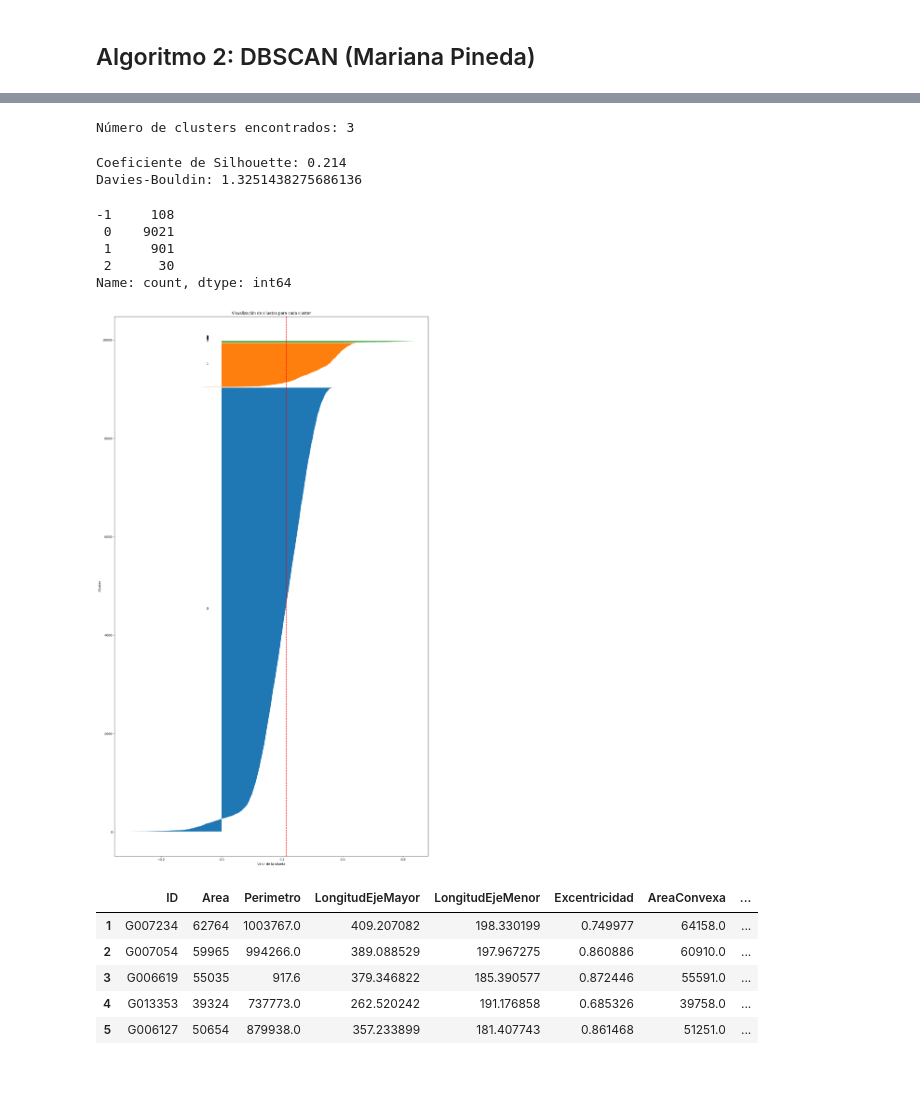
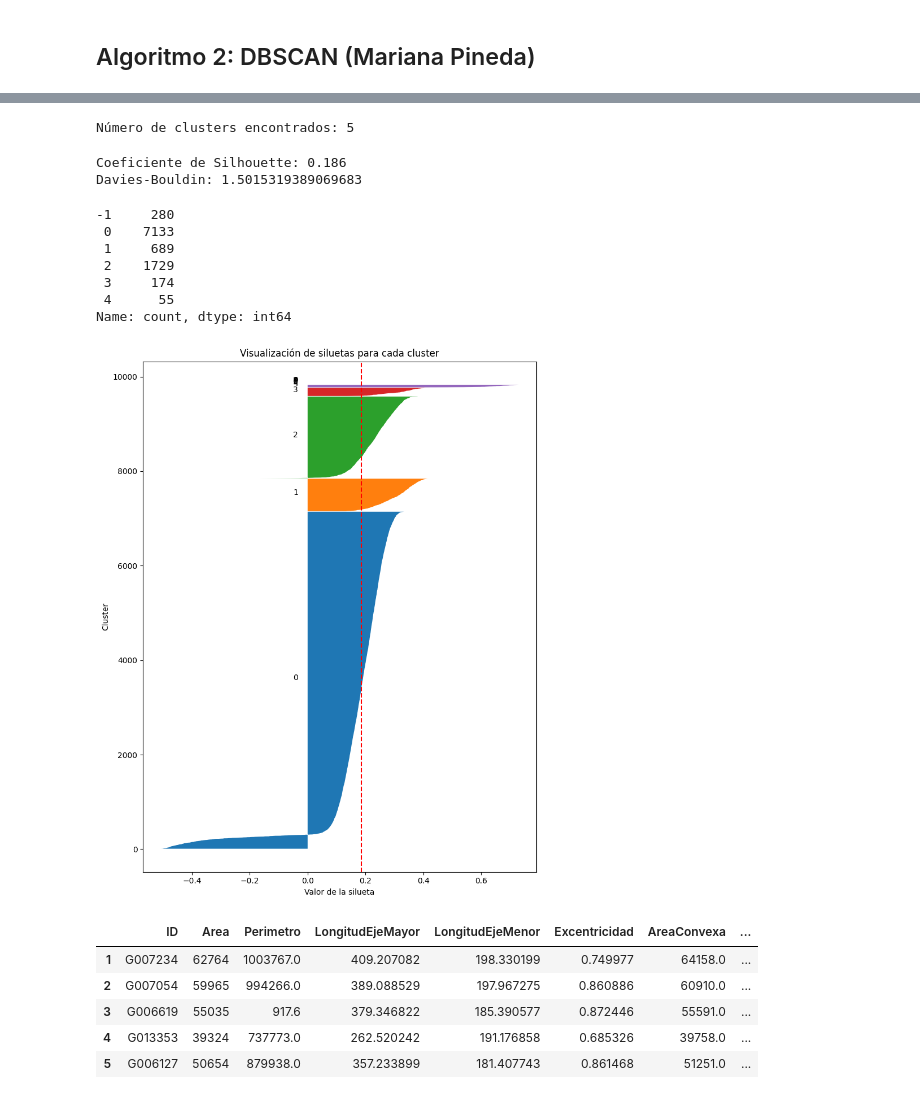
Before and after one commit to Business-Inteligence-202520/Laboratorio2, a Jupyter notebook: Laboratorio2.ipynb, the cells around one changed output, grey strips where cells are left out. Saved outputs shown, nothing was run; the diff lists cells and outputs as text; code cells hidden in the pictures.

```diff
--- a/Laboratorio2.ipynb
+++ b/Laboratorio2.ipynb
@@ -379,7 +380,7 @@ plt.show()
 # %% [output]
 [figure]
 # %%
-columnasusar = ["Area", "Perimetro", "Excentricidad", "Medida", "Solidez", "Redondez", "FactorForma4"]
+columnasusar = ["Area", "Perimetro", "Excentricidad", "Medida", "Solidez", "Redondez", "FactorForma4", 'DefectoVisible_defectuoso']
 
 corr = dataTrain[columnasusar].corr()
 plt.figure(figsize=(20,6))
@@ -541,53 +551,55 @@ plt.show()
 # %%
-dbscan = DBSCAN(eps=1.5, min_samples=5)
+dbscan = DBSCAN(eps=1.5, min_samples=min_samples)
 labels = dbscan.fit_predict(X_scaled)
 # %%
 n_clusters = len(set(labels)) - (1 if -1 in labels else 0)
 print(f"Número de clusters encontrados: {n_clusters}")
 # %% [output]
-Número de clusters encontrados: 3
+Número de clusters encontrados: 5
 # %%
 sil_score = silhouette_score(X_scaled, labels)
 print(f"Coeficiente de Silhouette: {sil_score:.3f}")
 dbi = davies_bouldin_score(X_scaled, labels)
 print("Davies-Bouldin:", dbi)
 # %% [output]
-Coeficiente de Silhouette: 0.214
-Davies-Bouldin: 1.3251438275686136
+Coeficiente de Silhouette: 0.186
+Davies-Bouldin: 1.5015319389069683
 # %%
 series = pd.Series(labels)
 conteo = series.value_counts().sort_index()
 total = len(labels)
 conteo
 # %% [output]
--1     108
- 0    9021
- 1     901
- 2      30
+-1     280
+ 0    7133
+ 1     689
+ 2    1729
+ 3     174
+ 4      55
 Name: count, dtype: int64
 # %%
 cluster_labels = labels
 silhouette_vals = silhouette_samples(X_scaled, cluster_labels)
 silhouette_avg = silhouette_score(X_scaled, cluster_labels)
-plt.figure(figsize=(15, 25))
+plt.figure(figsize=(8, 10))
 y_lower = 10
 for i in range(opt_k):
     ith = silhouette_vals[cluster_labels == i]
     ith.sort()
     size_i = ith.shape[0]
     y_upper = y_lower + size_i
     plt.fill_betweenx(np.arange(y_lower, y_upper), 0, ith)
     plt.text(-0.05, y_lower + 0.5 * size_i, str(i))
     y_lower = y_upper + 10
 
 plt.axvline(x=silhouette_avg, color="red", linestyle="--", label=f"Promedio: {silhouette_avg:.2f}")
 plt.xlabel("Valor de la silueta")
 plt.ylabel("Cluster")
 plt.title("Visualización de siluetas para cada cluster")
 plt.tight_layout()
 plt.show()
 # %% [output]
-[figure, old version]
+[figure, new version]
 # %%
 datosDBSCAN = dataTrain.copy()
 datosDBSCAN["cluster"] = labels
```
Also changed, not shown: parts of 23 cells of this notebook.
